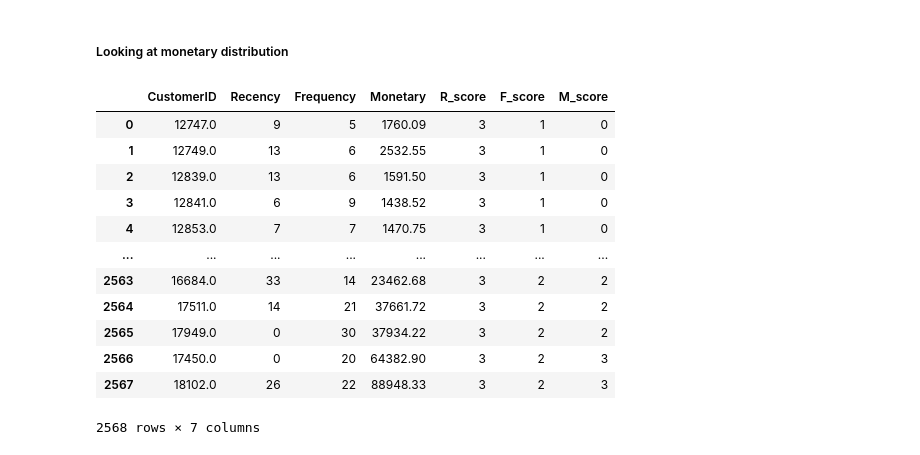
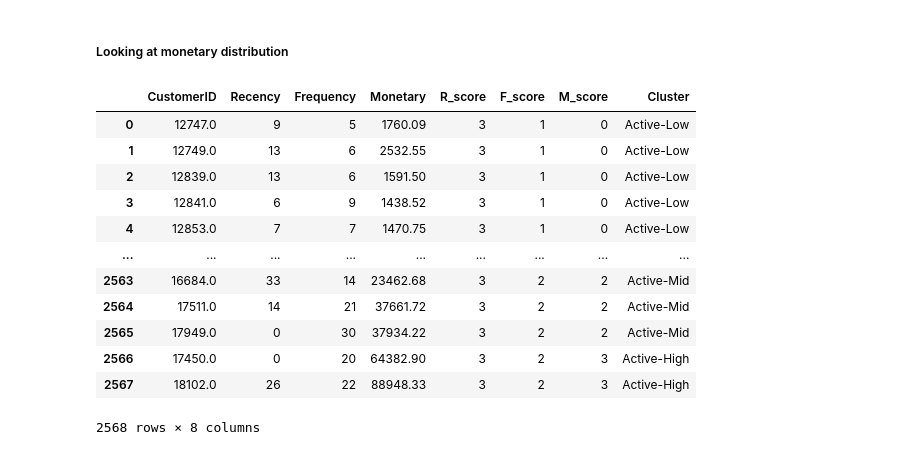
Before and after one commit to FelipeTufaile/probability_to_purchase, a Jupyter notebook: prob_to_purch_model_v00.ipynb, the cells around one changed output. Saved outputs shown, nothing was run; the diff lists cells and outputs as text; code cells hidden in the pictures.

```diff
--- a/prob_to_purch_model_v00.ipynb
+++ b/prob_to_purch_model_v00.ipynb
@@ -201,19 +201,28 @@ df_rfm_RFM = cluster_ordering(df_rfm_RF, 'MonetaryCluster', 'Monetary', reverse_
 RFM = df_rfm_RFM.copy()
 # %%
 RFM = RFM.drop(columns=['RecencyCluster', 'FrequencyCluster', 'MonetaryCluster'])
-# %%
-RFM
-# %% [output]
-|  | CustomerID | Recency | Frequency | Monetary | R_score | F_score | M_score |
-| 0 | 12747.0 | 9 | 5 | 1760.09 | 3 | 1 | 0 |
-| 1 | 12749.0 | 13 | 6 | 2532.55 | 3 | 1 | 0 |
-| 2 | 12839.0 | 13 | 6 | 1591.50 | 3 | 1 | 0 |
-| 3 | 12841.0 | 6 | 9 | 1438.52 | 3 | 1 | 0 |
-| 4 | 12853.0 | 7 | 7 | 1470.75 | 3 | 1 | 0 |
-| ... | ... | ... | ... | ... | ... | ... | ... |
-| 2563 | 16684.0 | 33 | 14 | 23462.68 | 3 | 2 | 2 |
-| 2564 | 17511.0 | 14 | 21 | 37661.72 | 3 | 2 | 2 |
-| 2565 | 17949.0 | 0 | 30 | 37934.22 | 3 | 2 | 2 |
-| 2566 | 17450.0 | 0 | 20 | 64382.90 | 3 | 2 | 3 |
-| 2567 | 18102.0 | 26 | 22 | 88948.33 | 3 | 2 | 3 |
-2568 rows × 7 columns
+# %%
+
+RFM.loc[(RFM['R_score'].isin([0,1])) & (RFM['M_score'] == 3), 'Cluster'] = 'Lost-High'
+RFM.loc[(RFM['R_score'].isin([0,1])) & (RFM['M_score'] == 2), 'Cluster'] = 'Lost-Mid'
+RFM.loc[(RFM['R_score'].isin([0,1])) & (RFM['M_score'].isin([0,1])), 'Cluster'] = 'Lost-Low'
+RFM.loc[(RFM['R_score'].isin([2,3])) & (RFM['M_score'] == 3), 'Cluster'] = 'Active-High'
+RFM.loc[(RFM['R_score'].isin([2,3])) & (RFM['M_score'] == 2), 'Cluster'] = 'Active-Mid'
+RFM.loc[(RFM['R_score'].isin([2,3])) & (RFM['M_score'].isin([0,1])), 'Cluster'] = 'Active-Low'
+RFM.loc[(RFM['R_score'] == 3) & (RFM['F_score'] == 3) & (RFM['M_score'] == 3), 'Cluster'] = 'Best'
+RFM.loc[(RFM['R_score'] == 3) & (RFM['F_score'] == 0), 'Cluster'] = 'New'
+RFM
+# %% [output]
+|  | CustomerID | Recency | Frequency | Monetary | R_score | F_score | M_score | Cluster |
+| 0 | 12747.0 | 9 | 5 | 1760.09 | 3 | 1 | 0 | Active-Low |
+| 1 | 12749.0 | 13 | 6 | 2532.55 | 3 | 1 | 0 | Active-Low |
+| 2 | 12839.0 | 13 | 6 | 1591.50 | 3 | 1 | 0 | Active-Low |
+| 3 | 12841.0 | 6 | 9 | 1438.52 | 3 | 1 | 0 | Active-Low |
+| 4 | 12853.0 | 7 | 7 | 1470.75 | 3 | 1 | 0 | Active-Low |
+| ... | ... | ... | ... | ... | ... | ... | ... | ... |
+| 2563 | 16684.0 | 33 | 14 | 23462.68 | 3 | 2 | 2 | Active-Mid |
+| 2564 | 17511.0 | 14 | 21 | 37661.72 | 3 | 2 | 2 | Active-Mid |
+| 2565 | 17949.0 | 0 | 30 | 37934.22 | 3 | 2 | 2 | Active-Mid |
+| 2566 | 17450.0 | 0 | 20 | 64382.90 | 3 | 2 | 3 | Active-High |
+| 2567 | 18102.0 | 26 | 22 | 88948.33 | 3 | 2 | 3 | Active-High |
+2568 rows × 8 columns
```
Also changed, not shown: parts of 4 cells of this notebook.
